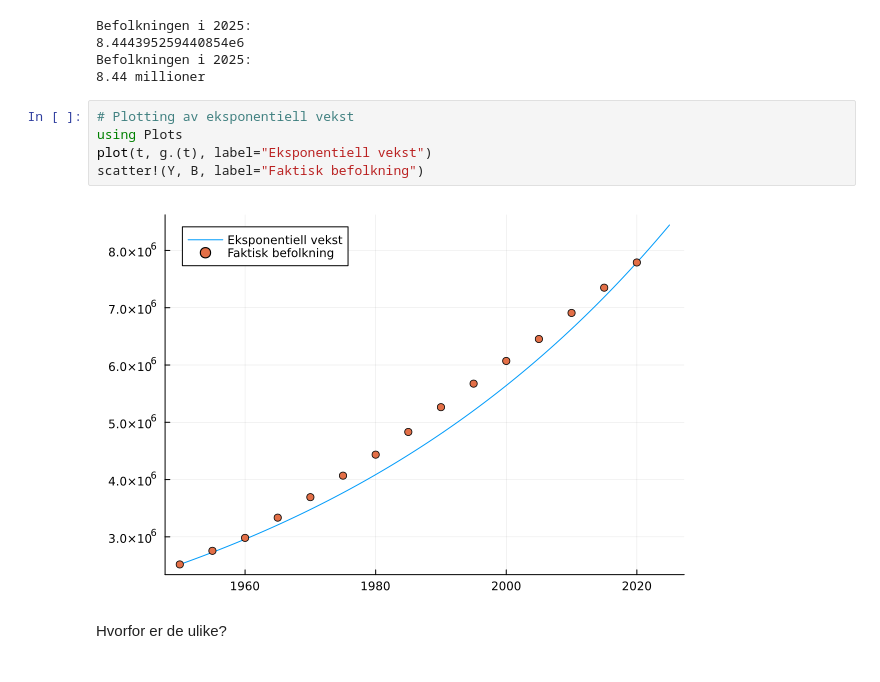
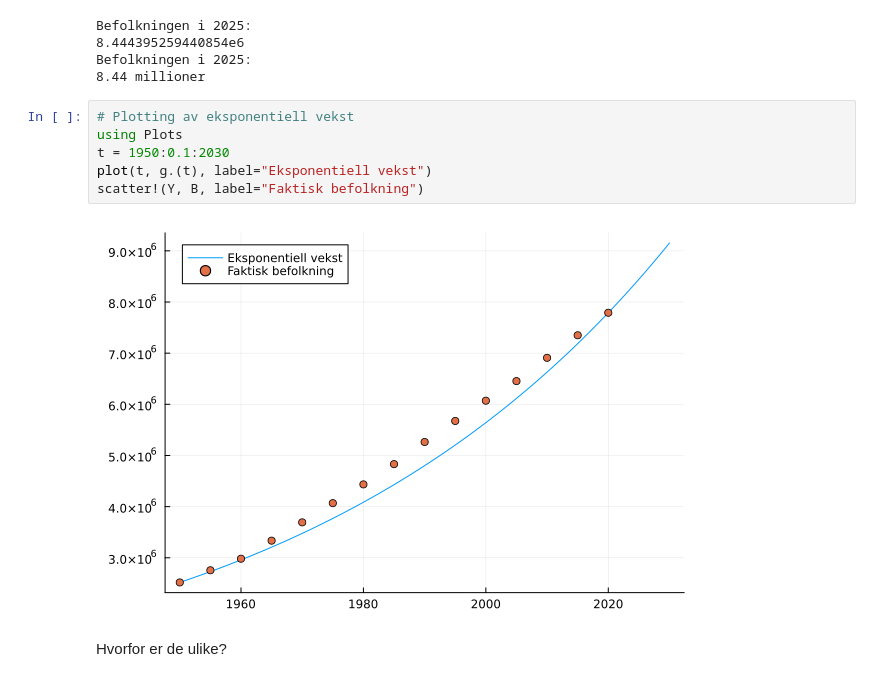
Before and after one commit to amirarfan/INF100, a Jupyter notebook: _sources/3_praktiske_anvendelser/eksponentiellvekst.ipynb, the cells around one changed output. Cells and saved outputs as stored; diff of their text form.

```diff
--- a/_sources/3_praktiske_anvendelser/eksponentiellvekst.ipynb
+++ b/_sources/3_praktiske_anvendelser/eksponentiellvekst.ipynb
@@ -348,10 +348,11 @@ Befolkningen i 2025:
 # %%
 # Plotting av eksponentiell vekst
 using Plots
+t = 1950:0.1:2030
 plot(t, g.(t), label="Eksponentiell vekst")
 scatter!(Y, B, label="Faktisk befolkning")
 # %% [output]
-[figure, old version]
+[figure, new version]
 # %% [markdown]
 Hvorfor er de ulike?
 # %% [markdown]
```
Also changed, not shown: 2 other files.
